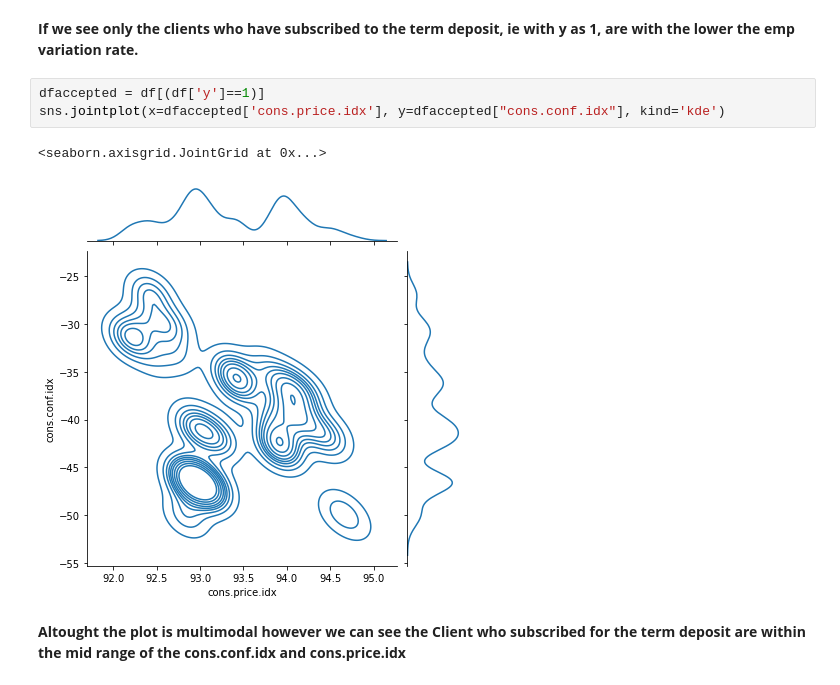
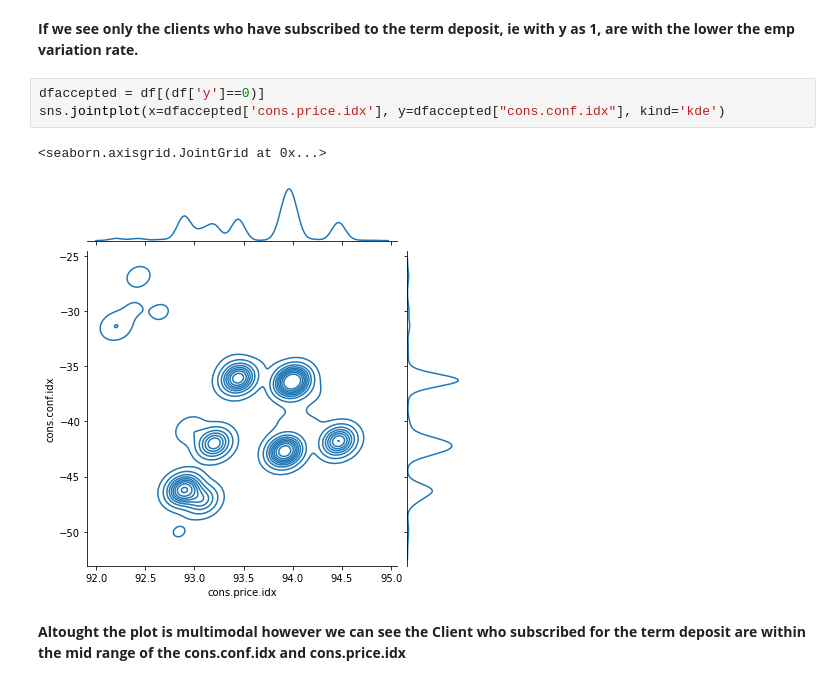
Before and after one commit to iramjaved/OptusUBuildingAI, a Jupyter notebook: BankTestFull.ipynb, the cells around one changed output. Cells and saved outputs as stored; diff of their text form.

```diff
--- a/BankTestFull.ipynb
+++ b/BankTestFull.ipynb
@@ -304,11 +304,11 @@ sns.jointplot(x=df['emp.var.rate'], y=df['y'], kind='kde')
 # %% [markdown]
 **If we see only the clients who have subscribed to the term deposit, ie with y as 1, are with the lower the emp variation rate.**
 # %%
-dfaccepted = df[(df['y']==1)]
+dfaccepted = df[(df['y']==0)]
 sns.jointplot(x=dfaccepted['cons.price.idx'], y=dfaccepted["cons.conf.idx"], kind='kde')
 # %% [output]
 <seaborn.axisgrid.JointGrid at 0x...>
-[figure, old version]
+[figure, new version]
 # %% [markdown]
 **Altought the plot is multimodal however we can see the Client who subscribed for the term deposit are within the mid range of the cons.conf.idx and cons.price.idx**
 # %%
```
Also changed, not shown: parts of 2 cells of this notebook.
